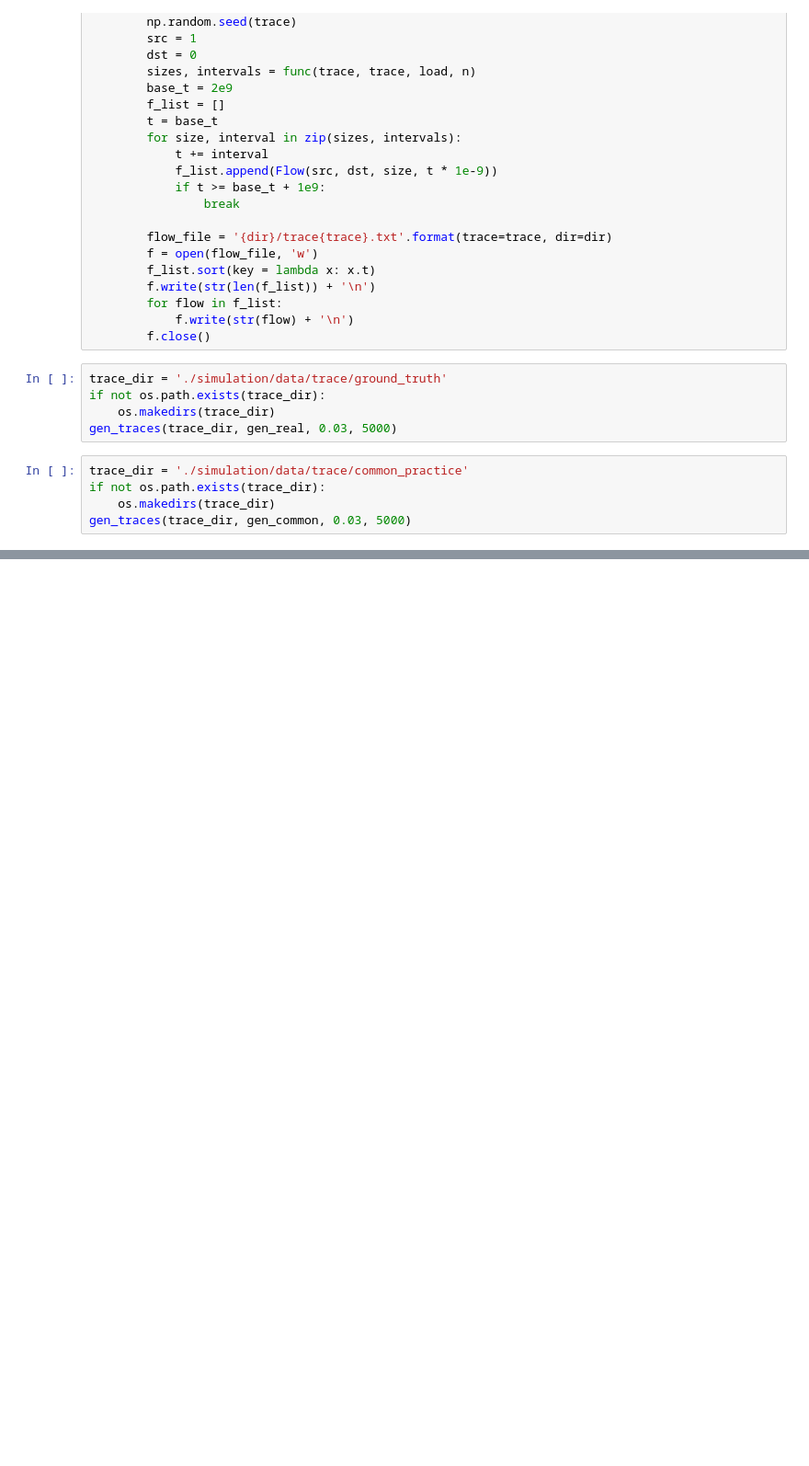
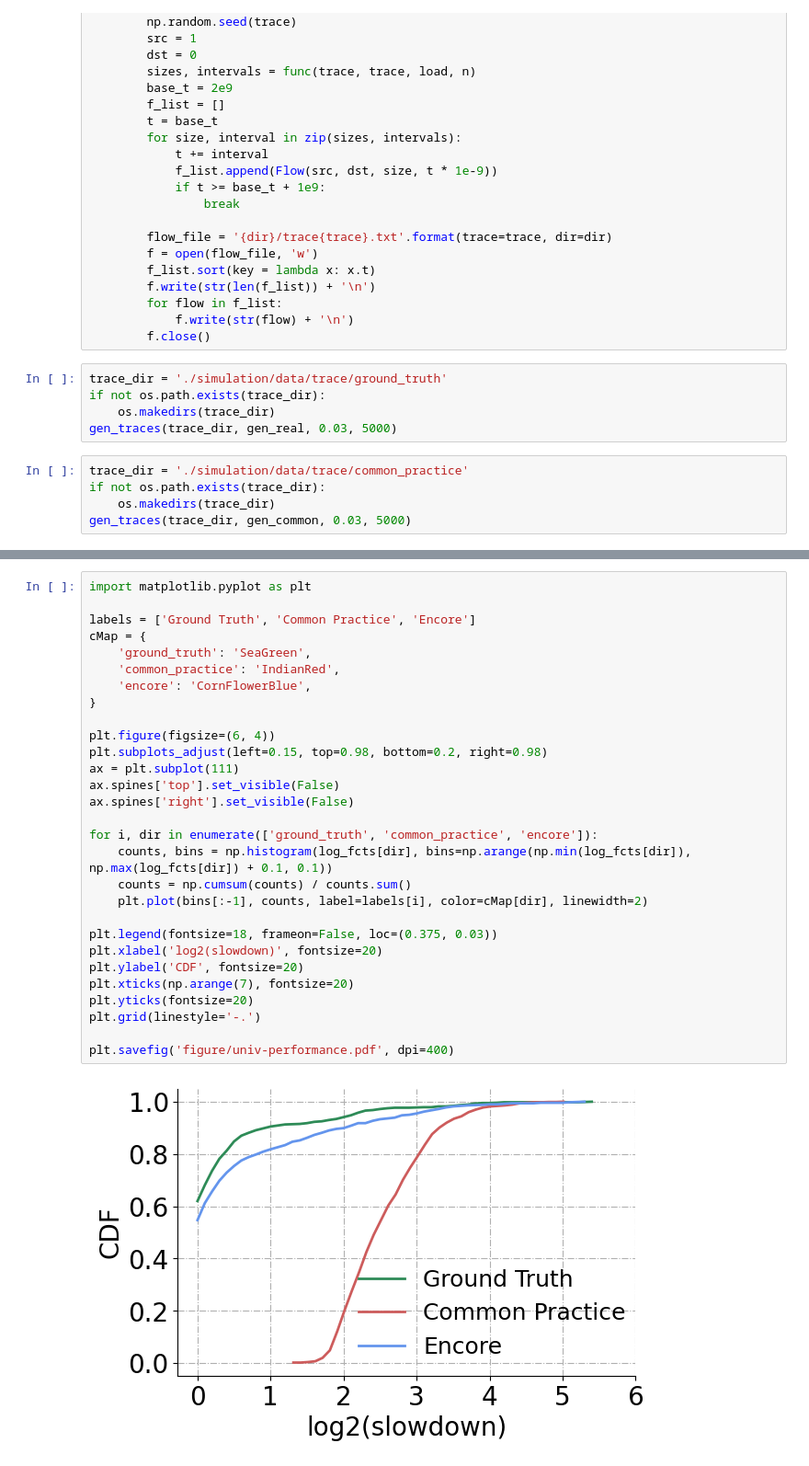
Before and after one commit to SijiangHuang/Encore-HotNets, a Jupyter notebook: performance.ipynb, the cells around one changed output, grey strips where cells are left out. Shown: that part at 92% size. Cells and saved outputs as stored; diff of their text form; blank space fills up the shorter version.

```diff
--- a/performance.ipynb
+++ b/performance.ipynb
@@ -182,0 +199,31 @@ for i in range(1000):
+# %%
+import matplotlib.pyplot as plt
+
+labels = ['Ground Truth', 'Common Practice', 'Encore']
+cMap = {
+    'ground_truth': 'SeaGreen',
+    'common_practice': 'IndianRed',
+    'encore': 'CornFlowerBlue',
+}
+
+plt.figure(figsize=(6, 4))
+plt.subplots_adjust(left=0.15, top=0.98, bottom=0.2, right=0.98)
+ax = plt.subplot(111)
+ax.spines['top'].set_visible(False)
+ax.spines['right'].set_visible(False)
+
+for i, dir in enumerate(['ground_truth', 'common_practice', 'encore']):
+    counts, bins = np.histogram(log_fcts[dir], bins=np.arange(np.min(log_fcts[dir]), np.max(log_fcts[dir]) + 0.1, 0.1))
+    counts = np.cumsum(counts) / counts.sum()
+    plt.plot(bins[:-1], counts, label=labels[i], color=cMap[dir], linewidth=2)
+
+plt.legend(fontsize=18, frameon=False, loc=(0.375, 0.03))
+plt.xlabel('log2(slowdown)', fontsize=20)
+plt.ylabel('CDF', fontsize=20)
+plt.xticks(np.arange(7), fontsize=20)
+plt.yticks(fontsize=20)
+plt.grid(linestyle='-.')
+
+plt.savefig('figure/univ-performance.pdf', dpi=400)
+# %% [output]
+[figure, added]
```
Also changed, not shown: parts of 5 cells of this notebook, 26 other files.
